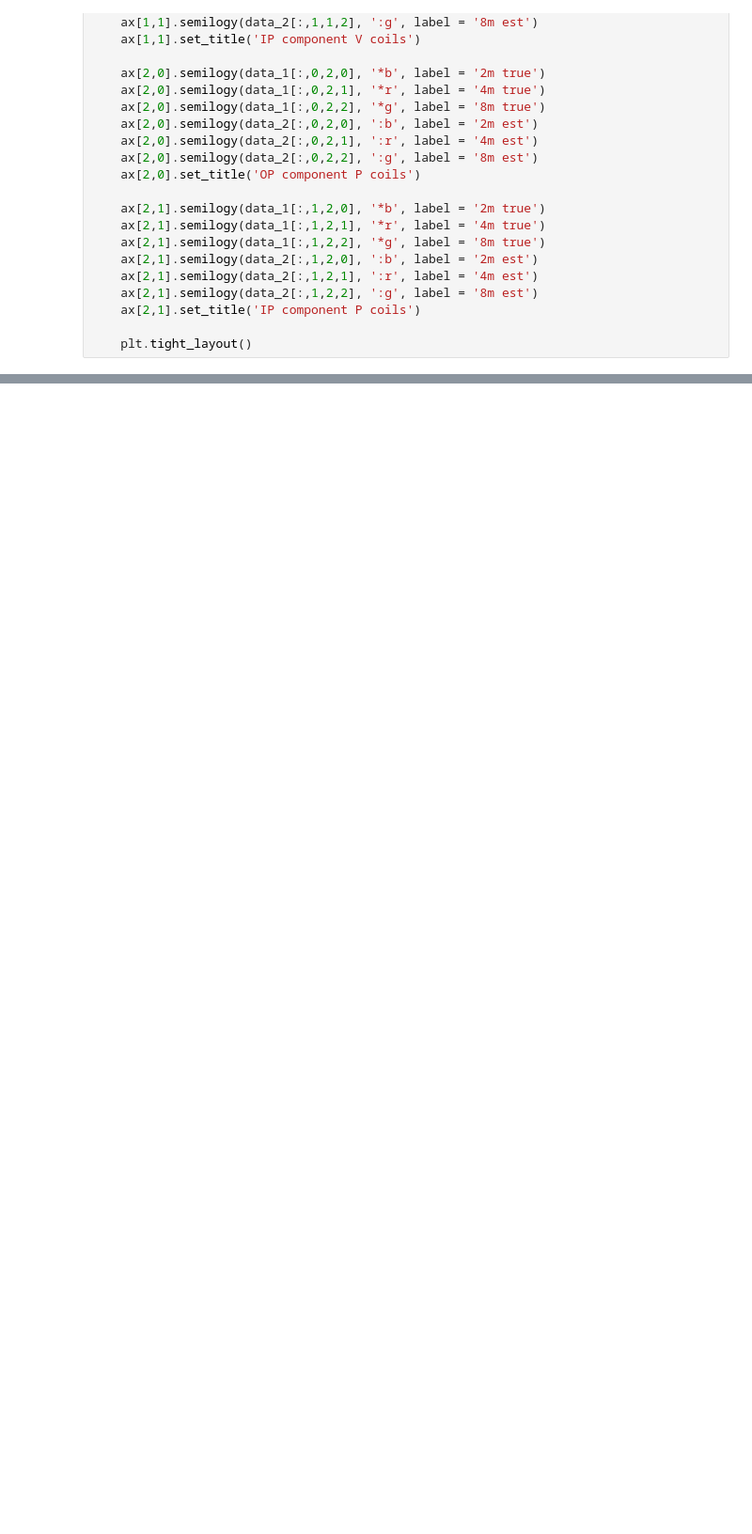
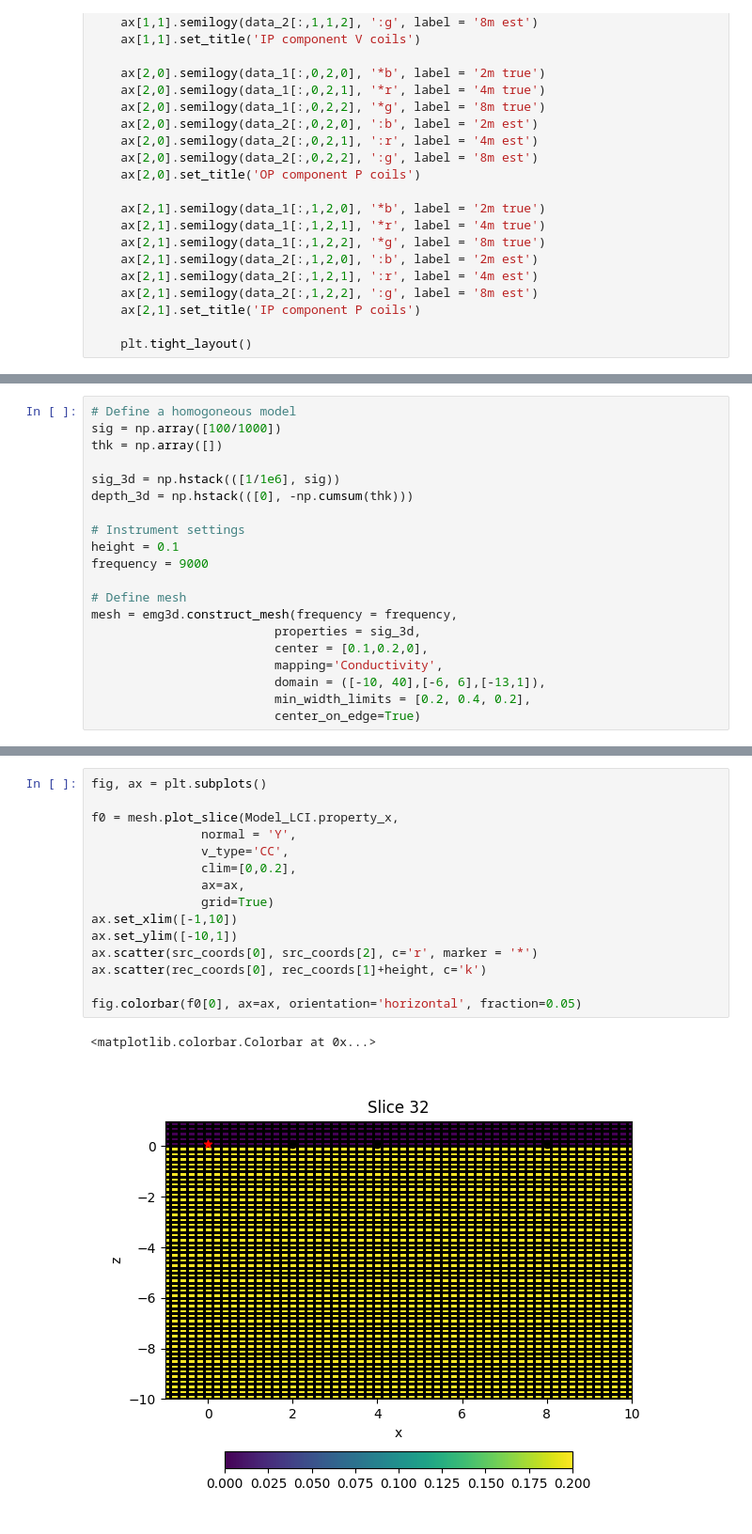
Before and after one commit to mariacarrizo/FDEM_LCI_PWI, a Jupyter notebook: 3DForward.ipynb, the cells around one changed output, grey strips where cells are left out. Shown at 94% size. Drawn from its saved outputs; the diff is of its cells as text; blank space fills up the shorter version.

```diff
--- a/3DForward.ipynb
+++ b/3DForward.ipynb
@@ -669,0 +688,20 @@ np.save('dataLCI_3D', data_3D)
+# %%
+# Define a homogoneous model
+sig = np.array([100/1000])
+thk = np.array([])
+
+sig_3d = np.hstack(([1/1e6], sig))
+depth_3d = np.hstack(([0], -np.cumsum(thk)))
+
+# Instrument settings
+height = 0.1
+frequency = 9000
+
+# Define mesh
+mesh = emg3d.construct_mesh(frequency = frequency,
+                         properties = sig_3d,
+                         center = [0.1,0.2,0],
+                         mapping='Conductivity',
+                         domain = ([-10, 40],[-6, 6],[-13,1]),
+                         min_width_limits = [0.2, 0.4, 0.2],
+                         center_on_edge=True)
@@ -669,0 +755,18 @@ np.save('dataLCI_3D', data_3D)
+# %%
+fig, ax = plt.subplots()
+
+f0 = mesh.plot_slice(Model_LCI.property_x,
+               normal = 'Y',
+               v_type='CC',
+               clim=[0,0.2],
+               ax=ax,
+               grid=True)
+ax.set_xlim([-1,10])
+ax.set_ylim([-10,1])
+ax.scatter(src_coords[0], src_coords[2], c='r', marker = '*')
+ax.scatter(rec_coords[0], rec_coords[1]+height, c='k')
+
+fig.colorbar(f0[0], ax=ax, orientation='horizontal', fraction=0.05)
+# %% [output]
+<matplotlib.colorbar.Colorbar at 0x...>
+[figure, added]
```
Also changed, not shown: parts of 35 cells of this notebook.
